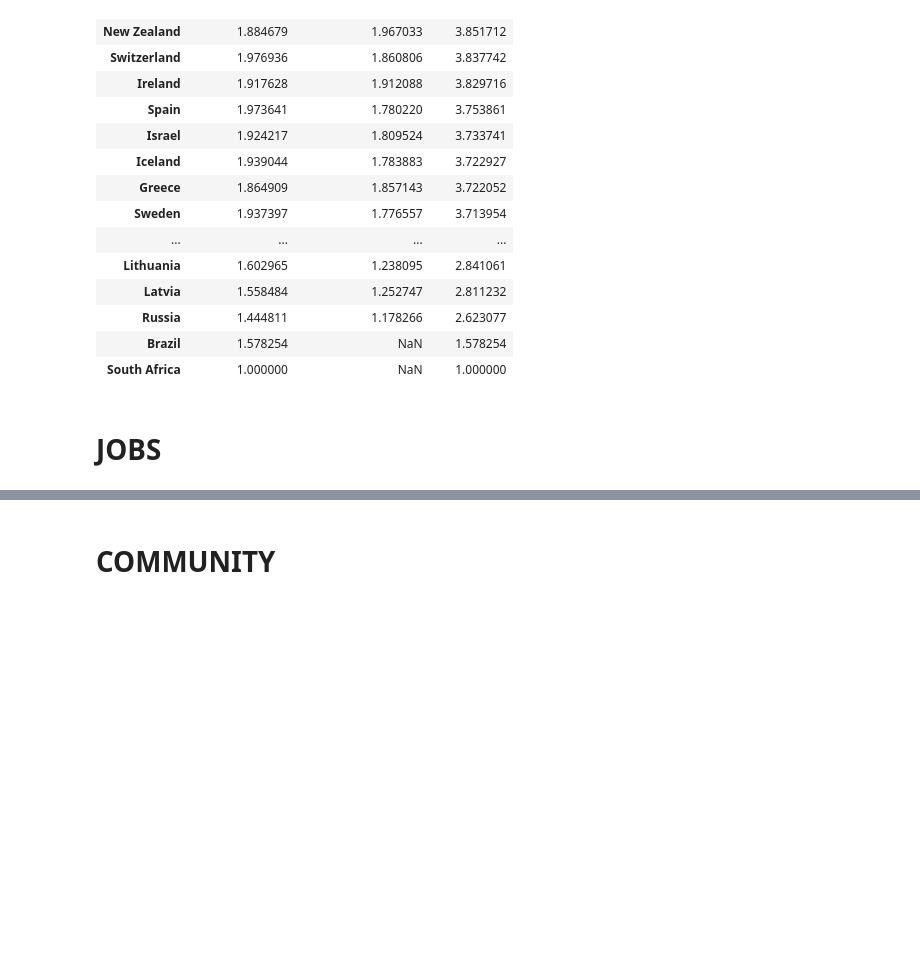
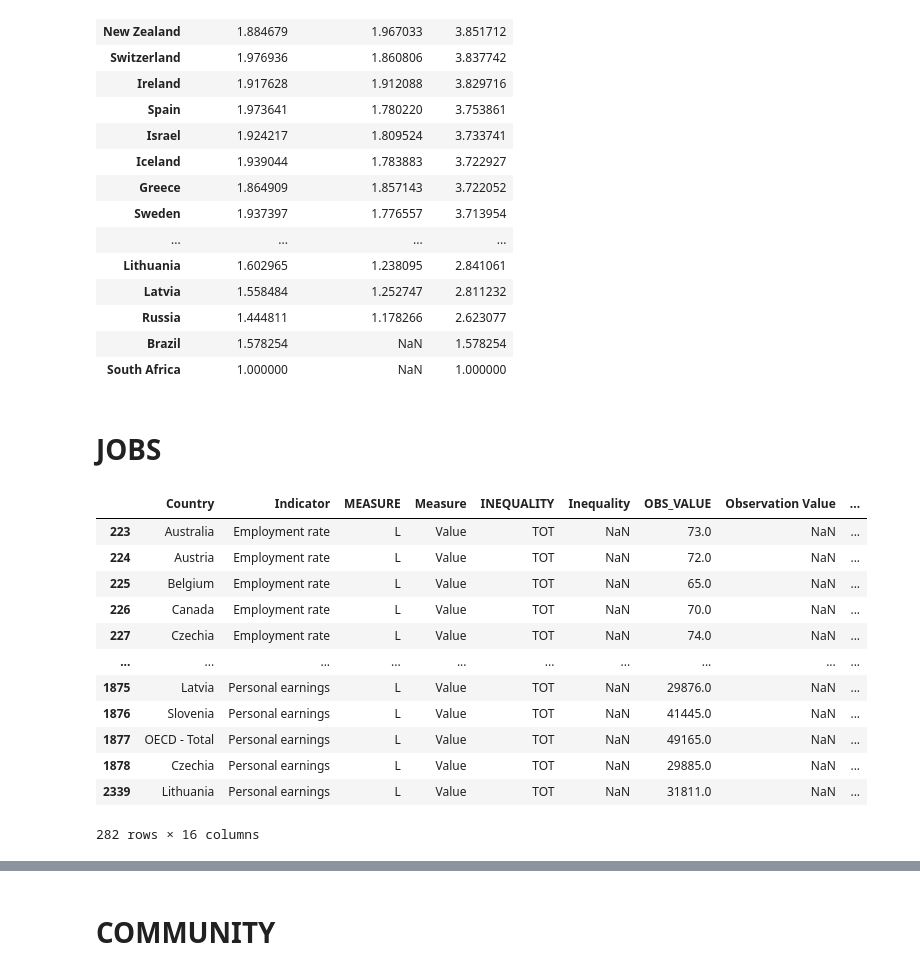
Before and after one commit to IDM4s-2025/vis-642-1, a Jupyter notebook: gdp.ipynb, the cells around one changed output, grey strips where cells are left out. Cells and saved outputs as stored; diff of their text form; code cells hidden in the pictures; blank space fills up the shorter version.

```diff
--- a/gdp.ipynb
+++ b/gdp.ipynb
@@ -857,4 +857,30 @@ df = pd.read_csv(ruta_archivo)
 
 df
 # %%
-jobs = []
+jobs = ['Country',  'Indicator', 'MEASURE', 'Measure', 'INEQUALITY',
+           'Inequality', 'OBS_VALUE', 'Observation Value', 'OBS_STATUS',
+           'Observation Status', 'UNIT_MEASURE', 'Unit of Measures', 'UNIT_MULT',
+           'Multiplier', 'BASE_PER', 'Base reference period']
+
+jobs_indicator = ["Job security",
+"Personal earnings",
+"Long-term unemployment rate",
+"Employment rate"
+]
+jobs_filter = df[df["Indicator"].isin(jobs_indicator)][jobs]
+
+jobs_filter
+# %% [output]
+|  | Country | Indicator | MEASURE | Measure | INEQUALITY | Inequality | OBS_VALUE | Observation Value | ... |
+| 223 | Australia | Employment rate | L | Value | TOT | NaN | 73.0 | NaN | ... |
+| 224 | Austria | Employment rate | L | Value | TOT | NaN | 72.0 | NaN | ... |
+| 225 | Belgium | Employment rate | L | Value | TOT | NaN | 65.0 | NaN | ... |
+| 226 | Canada | Employment rate | L | Value | TOT | NaN | 70.0 | NaN | ... |
+| 227 | Czechia | Employment rate | L | Value | TOT | NaN | 74.0 | NaN | ... |
+| ... | ... | ... | ... | ... | ... | ... | ... | ... | ... |
+| 1875 | Latvia | Personal earnings | L | Value | TOT | NaN | 29876.0 | NaN | ... |
+| 1876 | Slovenia | Personal earnings | L | Value | TOT | NaN | 41445.0 | NaN | ... |
+| 1877 | OECD - Total | Personal earnings | L | Value | TOT | NaN | 49165.0 | NaN | ... |
+| 1878 | Czechia | Personal earnings | L | Value | TOT | NaN | 29885.0 | NaN | ... |
+| 2339 | Lithuania | Personal earnings | L | Value | TOT | NaN | 31811.0 | NaN | ... |
+282 rows × 16 columns
```
Also changed, not shown: parts of 2 cells of this notebook.
